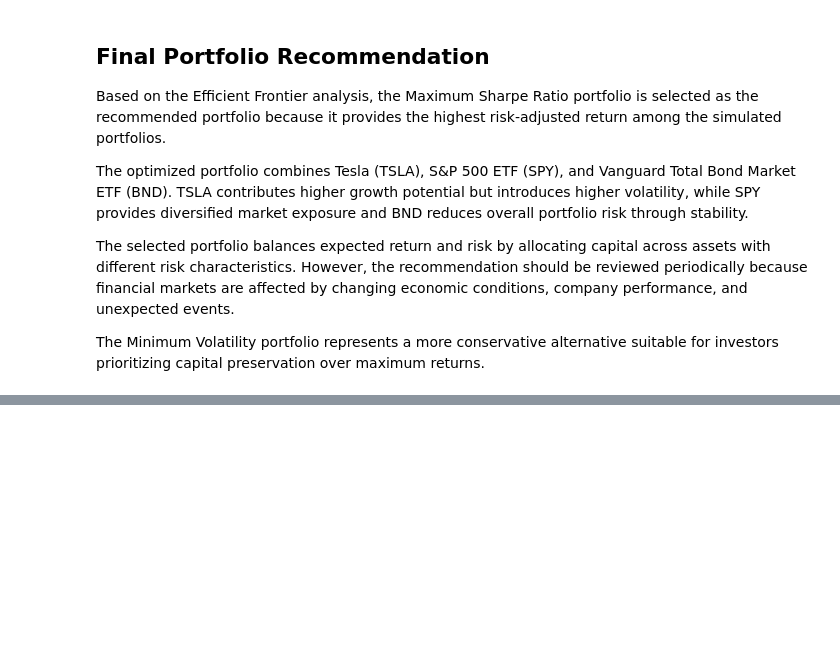
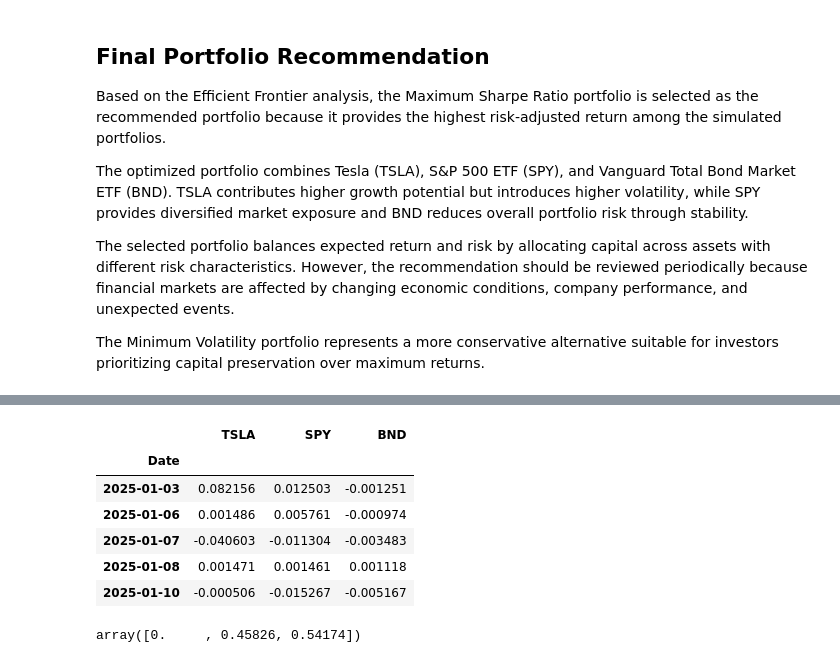
Before and after one commit to Helina-Leul/portfolio-optimization, a Jupyter notebook: notebooks/01_Data_Preprocessing_EDA.ipynb, the cells around one changed output, grey strips where cells are left out. Saved outputs shown, nothing was run; the diff lists cells and outputs as text; code cells hidden in the pictures; blank space fills up the shorter version.

```diff
--- a/notebooks/01_Data_Preprocessing_EDA.ipynb
+++ b/notebooks/01_Data_Preprocessing_EDA.ipynb
@@ -1751,0 +1804,28 @@ The Minimum Volatility portfolio represents a more conservative alternative suit
+# %%
+backtest_returns = (
+    backtest_data
+    .pct_change()
+    .dropna()
+)
+
+
+backtest_returns.head()
+# %% [output]
+|  | TSLA | SPY | BND |
+| Date |  |  |  |
+| 2025-01-03 | 0.082156 | 0.012503 | -0.001251 |
+| 2025-01-06 | 0.001486 | 0.005761 | -0.000974 |
+| 2025-01-07 | -0.040603 | -0.011304 | -0.003483 |
+| 2025-01-08 | 0.001471 | 0.001461 | 0.001118 |
+| 2025-01-10 | -0.000506 | -0.015267 | -0.005167 |
+# %%
+optimal_weights = np.array([
+    cleaned_weights_max_sharpe["TSLA"],
+    cleaned_weights_max_sharpe["SPY"],
+    cleaned_weights_max_sharpe["BND"]
+])
+
+
+optimal_weights
+# %% [output]
+array([0.     , 0.45826, 0.54174])
```
Also changed, not shown: parts of 15 cells of this notebook, 1 other file.
